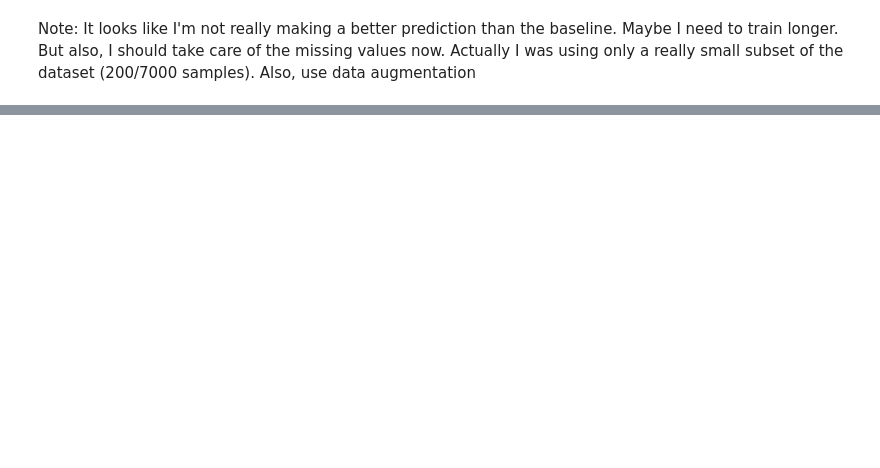
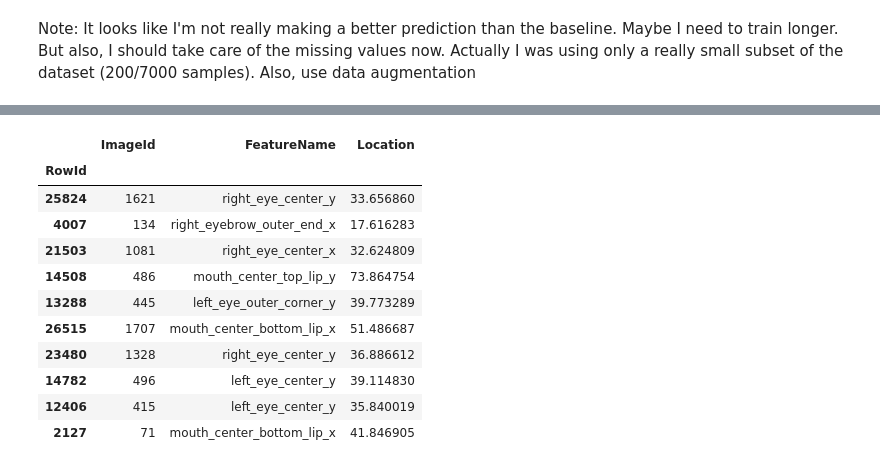
Before and after one commit to abauville/Kaggle_facial_keypoints, a Jupyter notebook: Facial_keypoints.ipynb, the cells around one changed output, grey strips where cells are left out. Drawn from its saved outputs; the diff is of its cells as text; code cells hidden in the pictures; blank space fills up the shorter version.

```diff
--- a/Facial_keypoints.ipynb
+++ b/Facial_keypoints.ipynb
@@ -593,0 +583,16 @@ array([False,  True, False])
+# %%
+# Import images
+img_df_sub = pd.read_csv(base_path + "data/test.csv",
+                         usecols = [1])
+# convert images to numpy array, reshape and rescale
+img_df_sub['Image'] = img_df_sub['Image'].apply(lambda x: np.fromstring(x, sep=' ').reshape(96,96)/255.0)
+# # img_df_sub.head()
+dataset_sub = MyDataset(img_df_sub, [], mode='sub')
+dataloader_sub = torch.utils.data.DataLoader(dataset_sub, batch_size=batch_size, shuffle=True)
+out_big = compute_sub(model,dataloader_sub)
+
+# Cutoff range
+out_big[out_big>96.0] = 96.0
+out_big[out_big<0.0] = 0.0
+# %%
+out_df = pd.DataFrame(out_big.cpu().numpy(), columns=kp_df_test.columns)
@@ -593,0 +608,2 @@ array([False,  True, False])
+# %%
+look_df = pd.read_csv(base_path + "data/IdLookupTable.csv", index_col=[0])
@@ -593,0 +620,19 @@ array([False,  True, False])
+# %%
+for ind in look_df.index:
+    img_id, kp = look_df.loc[ind,['ImageId','FeatureName']]
+    look_df.loc[ind, 'Location'] = out_df.loc[img_id-1, kp]
+# %%
+look_df.sample(10)
+# %% [output]
+|  | ImageId | FeatureName | Location |
+| RowId |  |  |  |
+| 25824 | 1621 | right_eye_center_y | 33.656860 |
+| 4007 | 134 | right_eyebrow_outer_end_x | 17.616283 |
+| 21503 | 1081 | right_eye_center_x | 32.624809 |
+| 14508 | 486 | mouth_center_top_lip_y | 73.864754 |
+| 13288 | 445 | left_eye_outer_corner_y | 39.773289 |
+| 26515 | 1707 | mouth_center_bottom_lip_x | 51.486687 |
+| 23480 | 1328 | right_eye_center_y | 36.886612 |
+| 14782 | 496 | left_eye_center_y | 39.114830 |
+| 12406 | 415 | left_eye_center_y | 35.840019 |
+| 2127 | 71 | mouth_center_bottom_lip_x | 41.846905 |
```
Also changed, not shown: parts of 27 cells of this notebook.
